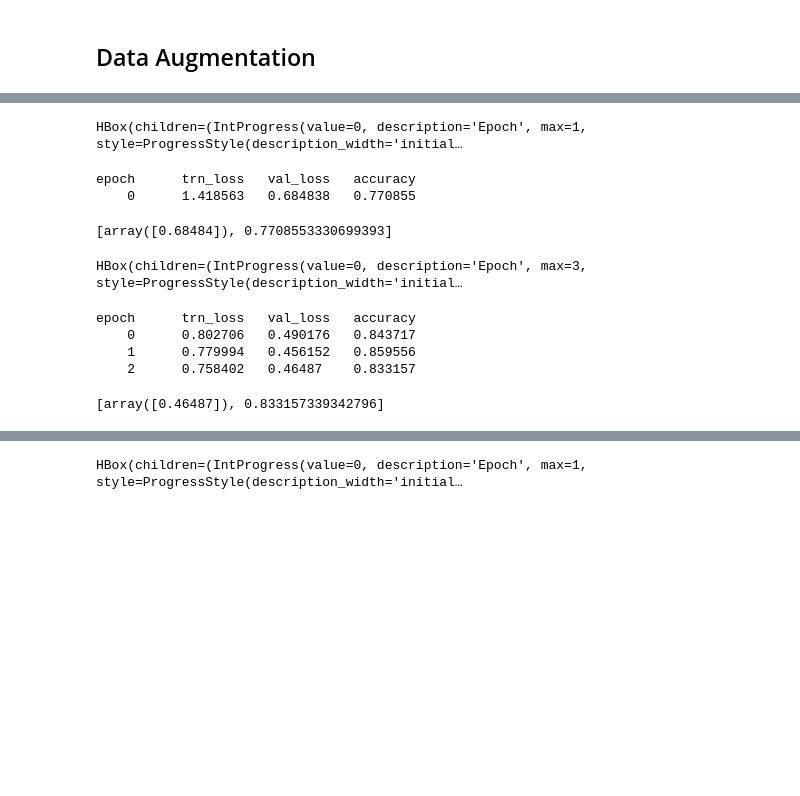
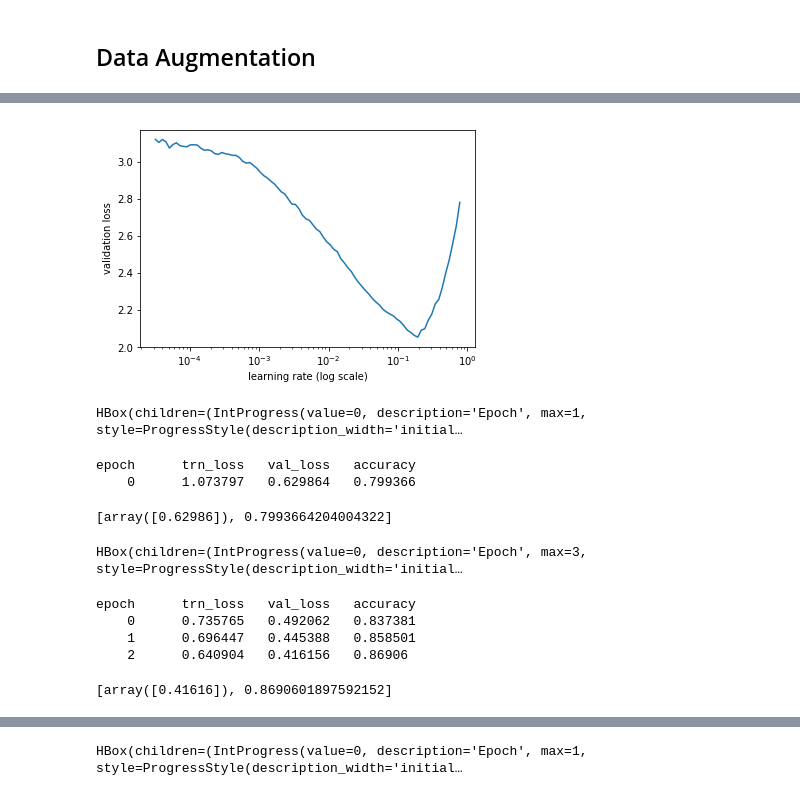
Before and after one commit to Amateur-Mastermind/fastai_dl1_scratch, a Jupyter notebook: seedlings_competition.ipynb, the cells around one changed output, grey strips where cells are left out. Cells and saved outputs as stored; diff of their text form; code cells hidden in the pictures; blank space fills up the shorter version.

```diff
--- a/seedlings_competition.ipynb
+++ b/seedlings_competition.ipynb
@@ -181,21 +126,25 @@ learn = ConvLearner.pretrained(arch, data, precompute=True, ps=0.5)
+# %%
+learn.sched.plot()
+# %% [output]
+[figure, added]
 # %%
-learn.fit(0.0316, 1)
+learn.fit(0.01, 1)
 # %% [output]
 HBox(children=(IntProgress(value=0, description='Epoch', max=1, style=ProgressStyle(description_width='initial…
 epoch      trn_loss   val_loss   accuracy
-    0      1.418563   0.684838   0.770855
+    0      1.073797   0.629864   0.799366
-[array([0.68484]), 0.7708553330699393]
+[array([0.62986]), 0.7993664204004322]
 # %%
 learn.precompute=False
 # %%
-learn.fit(0.0316, 3, cycle_len=1)
+learn.fit(0.01, 3, cycle_len=1)
 # %% [output]
 HBox(children=(IntProgress(value=0, description='Epoch', max=3, style=ProgressStyle(description_width='initial…
 epoch      trn_loss   val_loss   accuracy
-    0      0.802706   0.490176   0.843717
-    1      0.779994   0.456152   0.859556
-    2      0.758402   0.46487    0.833157
+    0      0.735765   0.492062   0.837381
+    1      0.696447   0.445388   0.858501
+    2      0.640904   0.416156   0.86906
-[array([0.46487]), 0.833157339342796]
+[array([0.41616]), 0.8690601897592152]
 # %%
 learn.sched.plot_lr()
 # %% [output]
```
Also changed, not shown: parts of 37 cells of this notebook.
